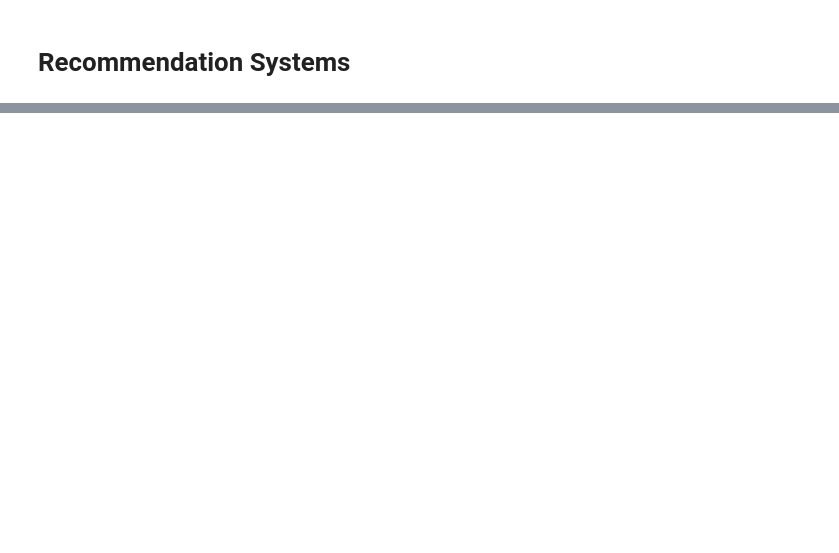
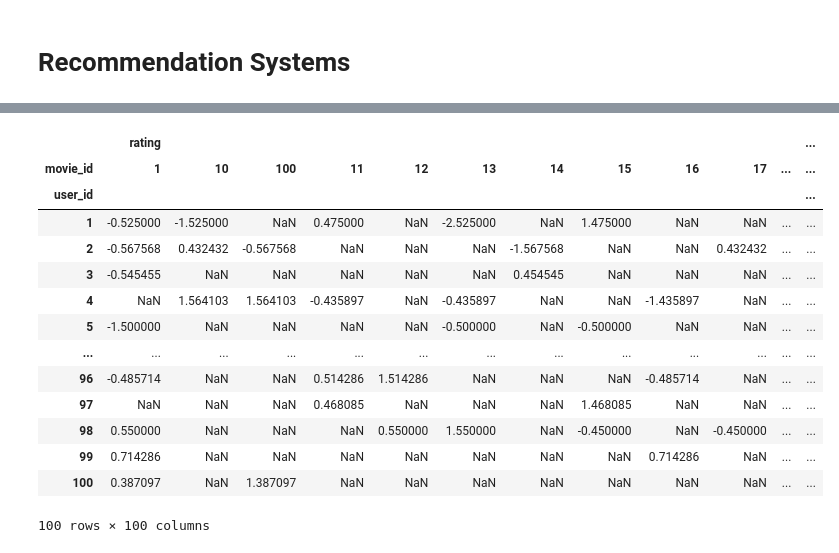
Before and after one commit to cqchien/data-mining-assignment, a Jupyter notebook: Assignment-4/exercise.ipynb, the cells around one changed output, grey strips where cells are left out. Saved outputs shown, nothing was run; the diff lists cells and outputs as text; code cells hidden in the pictures; blank space fills up the shorter version.

```diff
--- a/Assignment-4/exercise.ipynb
+++ b/Assignment-4/exercise.ipynb
@@ -324,0 +507,20 @@ TypeError: 'float' object is not iterable
+# %%
+ratings_train_data_matrix_norm = ratings_train_data_matrix.subtract(ratings_train_data_matrix.mean(axis=1),axis='rows')
+# %%
+ratings_train_data_matrix_norm
+# %% [output]
+|  | rating |  |  |  |  |  |  |  |  |  |  | ... |
+| movie_id | 1 | 10 | 100 | 11 | 12 | 13 | 14 | 15 | 16 | 17 | ... | ... |
+| user_id |  |  |  |  |  |  |  |  |  |  |  | ... |
+| 1 | -0.525000 | -1.525000 | NaN | 0.475000 | NaN | -2.525000 | NaN | 1.475000 | NaN | NaN | ... | ... |
+| 2 | -0.567568 | 0.432432 | -0.567568 | NaN | NaN | NaN | -1.567568 | NaN | NaN | 0.432432 | ... | ... |
+| 3 | -0.545455 | NaN | NaN | NaN | NaN | NaN | 0.454545 | NaN | NaN | NaN | ... | ... |
+| 4 | NaN | 1.564103 | 1.564103 | -0.435897 | NaN | -0.435897 | NaN | NaN | -1.435897 | NaN | ... | ... |
+| 5 | -1.500000 | NaN | NaN | NaN | NaN | -0.500000 | NaN | -0.500000 | NaN | NaN | ... | ... |
+| ... | ... | ... | ... | ... | ... | ... | ... | ... | ... | ... | ... | ... |
+| 96 | -0.485714 | NaN | NaN | 0.514286 | 1.514286 | NaN | NaN | NaN | -0.485714 | NaN | ... | ... |
+| 97 | NaN | NaN | NaN | 0.468085 | NaN | NaN | NaN | 1.468085 | NaN | NaN | ... | ... |
+| 98 | 0.550000 | NaN | NaN | NaN | 0.550000 | 1.550000 | NaN | -0.450000 | NaN | -0.450000 | ... | ... |
+| 99 | 0.714286 | NaN | NaN | NaN | NaN | NaN | NaN | NaN | 0.714286 | NaN | ... | ... |
+| 100 | 0.387097 | NaN | 1.387097 | NaN | NaN | NaN | NaN | NaN | NaN | NaN | ... | ... |
+100 rows × 100 columns
```
Also changed, not shown: parts of 30 cells of this notebook, 1 other file.
